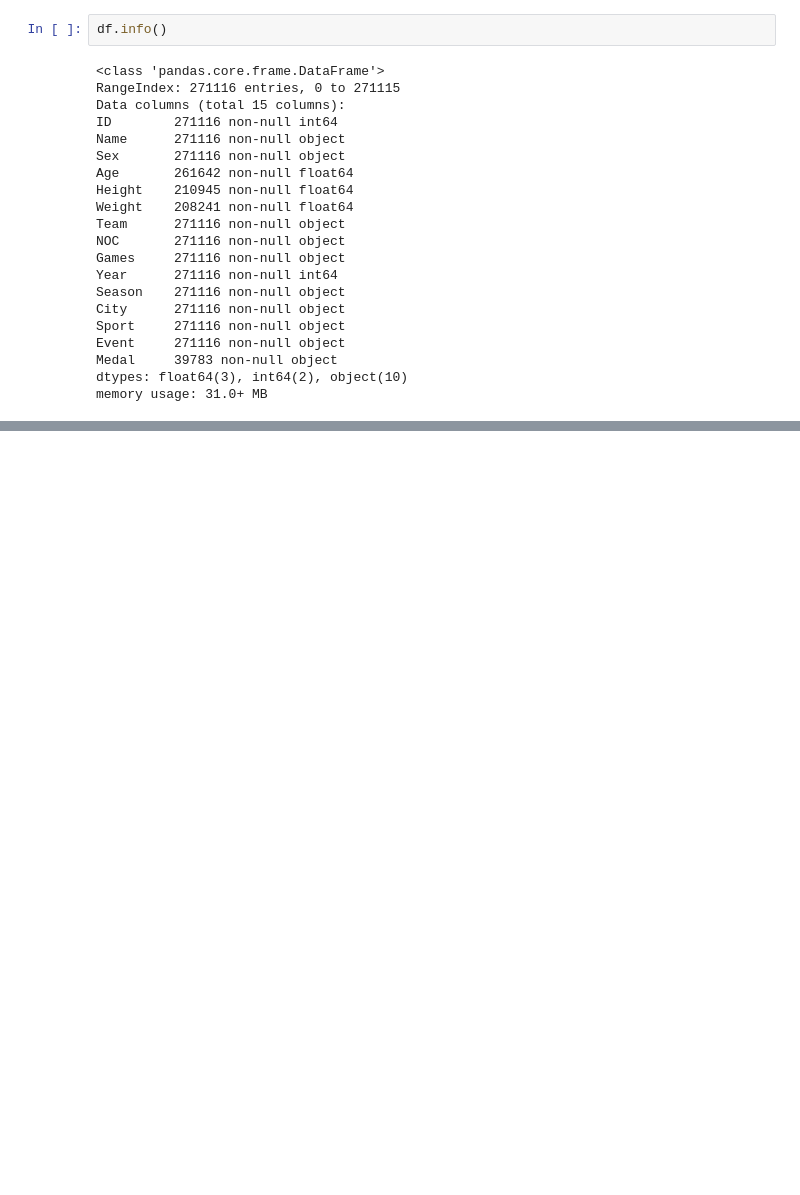
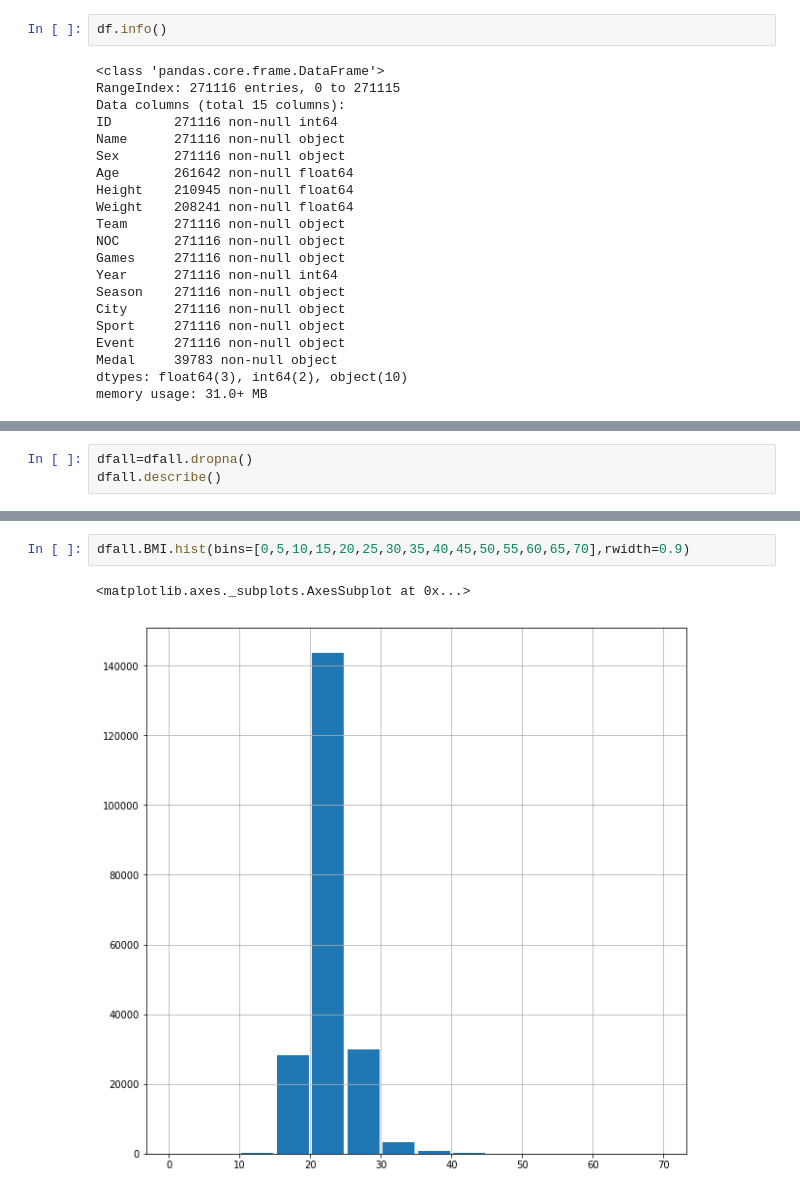
Before and after one commit to harryhancanada/learning, a Jupyter notebook: TeamProjectHarry.ipynb, the cells around one changed output, grey strips where cells are left out. Drawn from its saved outputs; the diff is of its cells as text; blank space fills up the shorter version.

```diff
--- a/TeamProjectHarry.ipynb
+++ b/TeamProjectHarry.ipynb
@@ -60,0 +56,3 @@ dfmedal.head()
+# %%
+dfall=dfall.dropna()
+dfall.describe()
@@ -60,0 +81,5 @@ dfmedal.head()
+# %%
+dfall.BMI.hist(bins=[0,5,10,15,20,25,30,35,40,45,50,55,60,65,70],rwidth=0.9)
+# %% [output]
+<matplotlib.axes._subplots.AxesSubplot at 0x...>
+[figure, added]
```
Also changed, not shown: parts of 28 cells of this notebook.
